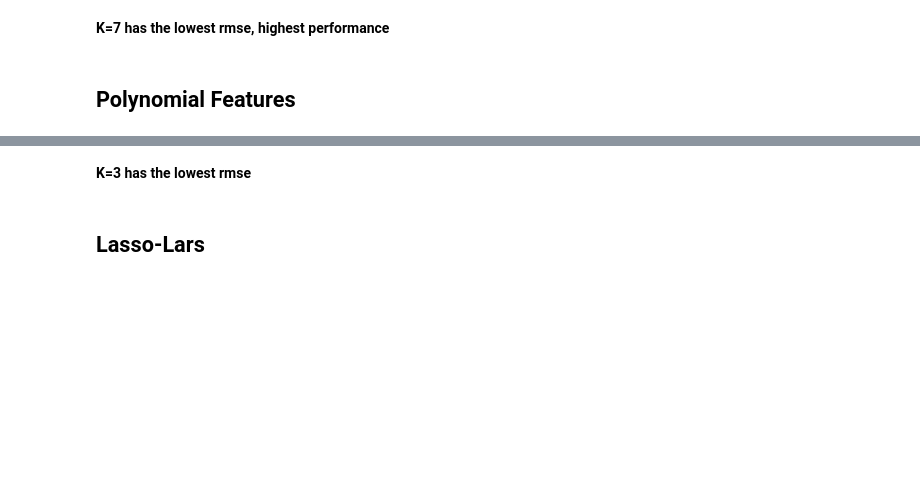
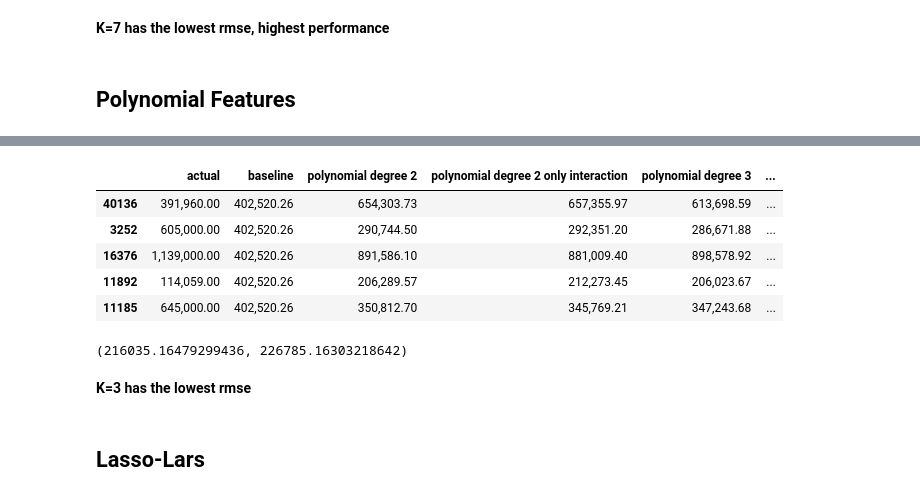
Before and after one commit to m3redithw/regression-exercises, a Jupyter notebook: model.ipynb, the cells around one changed output, grey strips where cells are left out. Drawn from its saved outputs; the diff is of its cells as text; code cells hidden in the pictures; blank space fills up the shorter version.

```diff
--- a/model.ipynb
+++ b/model.ipynb
@@ -369,3 +382,34 @@ train_rmse, validate_rmse
+# %%
+# k=5
+poly = PolynomialFeatures(degree=5, include_bias=False, interaction_only=False)
+poly.fit(X_train)
+X_train_poly = pd.DataFrame(
+    poly.transform(X_train),
+    columns=poly.get_feature_names(X_train.columns),
+    index=X_train.index,
+)
+# %%
+lm = LinearRegression()
+lm.fit(X_train_poly, y_train)
+X_validate_poly = poly.transform(X_validate)
+train_pred['baseline'] = y_train.mean()
+validate_pred['baseline'] = y_validate.mean()
+train_pred['polynomial degree 5'] = lm.predict(X_train_poly)
+validate_pred['polynomial degree 5'] = lm.predict(X_validate_poly)
+train_pred.head()
+# %% [output]
+|  | actual | baseline | polynomial degree 2 | polynomial degree 2 only interaction | polynomial degree 3 | ... |
+| 40136 | 391,960.00 | 402,520.26 | 654,303.73 | 657,355.97 | 613,698.59 | ... |
+| 3252 | 605,000.00 | 402,520.26 | 290,744.50 | 292,351.20 | 286,671.88 | ... |
+| 16376 | 1,139,000.00 | 402,520.26 | 891,586.10 | 881,009.40 | 898,578.92 | ... |
+| 11892 | 114,059.00 | 402,520.26 | 206,289.57 | 212,273.45 | 206,023.67 | ... |
+| 11185 | 645,000.00 | 402,520.26 | 350,812.70 | 345,769.21 | 347,243.68 | ... |
+# %%
+train_rmse = mean_squared_error(train_pred.actual,train_pred['polynomial degree 4'], squared = False)
+validate_rmse = mean_squared_error(validate_pred.actual,validate_pred['polynomial degree 4'], squared = False)
+train_rmse, validate_rmse
+# %% [output]
+(216035.16479299436, 226785.16303218642)
 # %% [markdown]
 **K=3 has the lowest rmse**
 # %%
```
Also changed, not shown: parts of 29 cells of this notebook.
